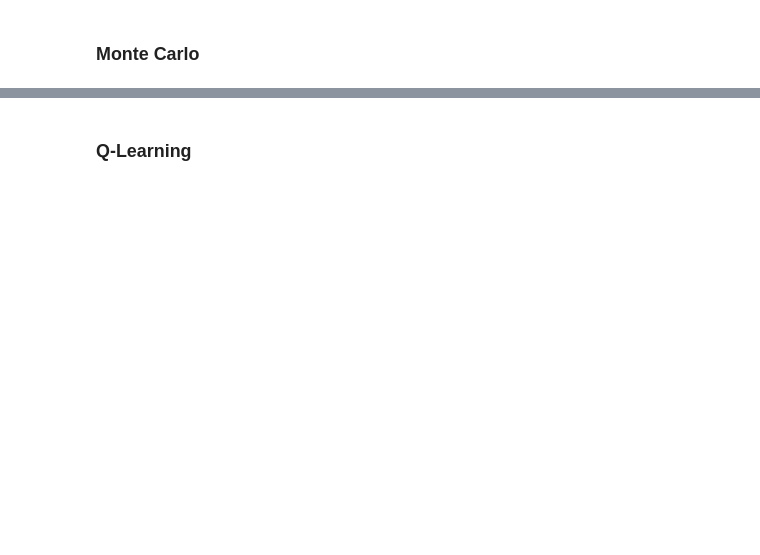
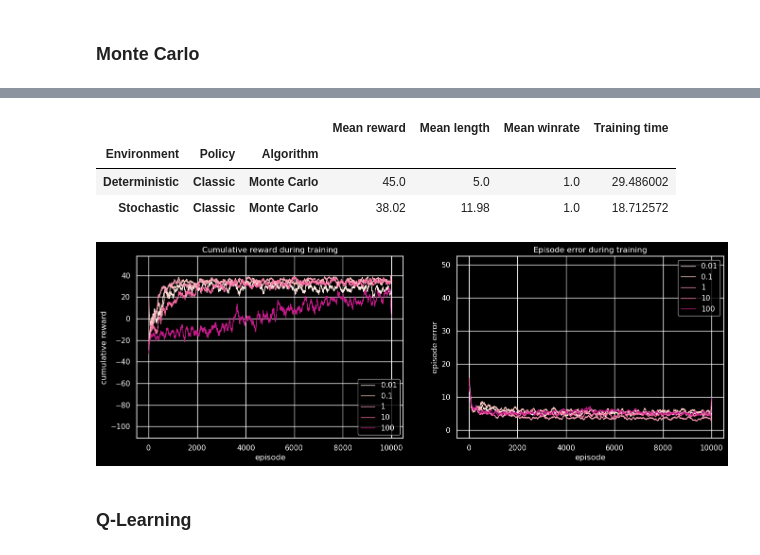
Before and after one commit to DanielGardin/MO436-Reinfocement-Learning, a Jupyter notebook: Relatório.ipynb, the cells around one changed output, grey strips where cells are left out. Drawn from its saved outputs; the diff is of its cells as text; code cells hidden in the pictures; blank space fills up the shorter version.

```diff
--- a/Relatório.ipynb
+++ b/Relatório.ipynb
@@ -218,0 +257,10 @@ plot_episodes(mc_history, "cumulative reward", smooth=100)
+# %%
+history, performance = evaluate(
+    stochastic_env,
+    EpsilonGreedyQAgent(),
+    MonteCarloControl(stochastic_env.set_render(None), 0.99),
+    "N0",
+    [0.01, 0.1, 1, 10, 100]
+)
+
+performance
@@ -219,3 +274,19 @@ plot_episodes(mc_history, "cumulative reward", smooth=100)
+# %%
+best = performance["Mean reward"].to_numpy().argmax()
+
+results.loc[("Stochastic", "Classic", "Monte Carlo"), :] = performance.iloc[best]
+
+results
+# %% [output]
+|  |  |  | Mean reward | Mean length | Mean winrate | Training time |
+| Environment | Policy | Algorithm |  |  |  |  |
+| Deterministic | Classic | Monte Carlo | 45.0 | 5.0 | 1.0 | 29.486002 |
+| Stochastic | Classic | Monte Carlo | 38.02 | 11.98 | 1.0 | 18.712572 |
+# %%
+plot_episodes(history, ['cumulative reward', 'episode error'],  alpha=0)
+plt.show()
+# %% [output]
+[figure, added]
 # %% [markdown]
 ### Q-Learning
 # %%
```
Also changed, not shown: parts of 77 cells of this notebook, 2 other files.
